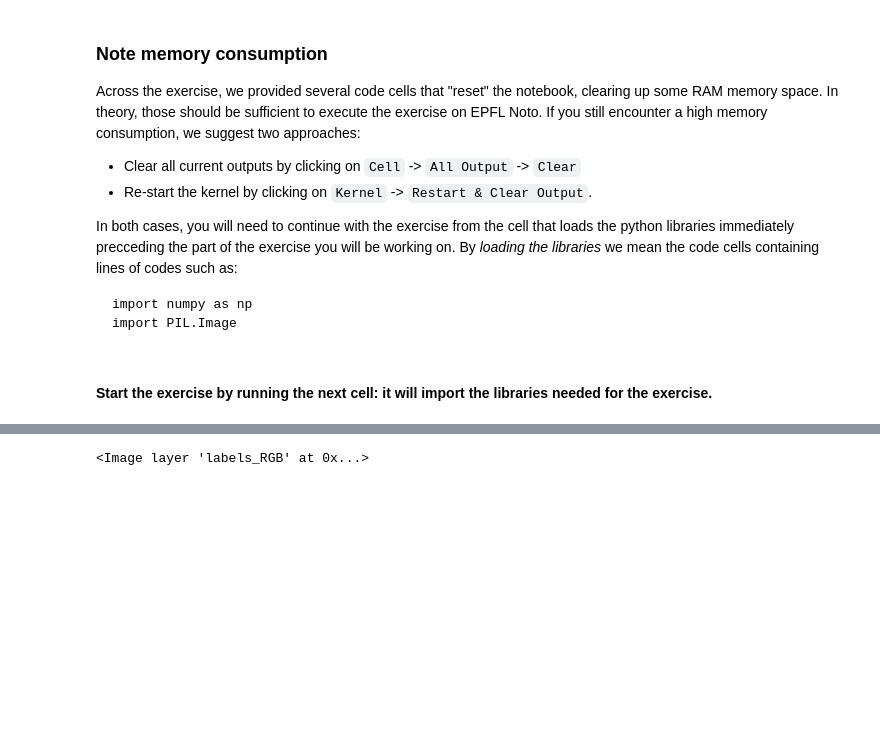
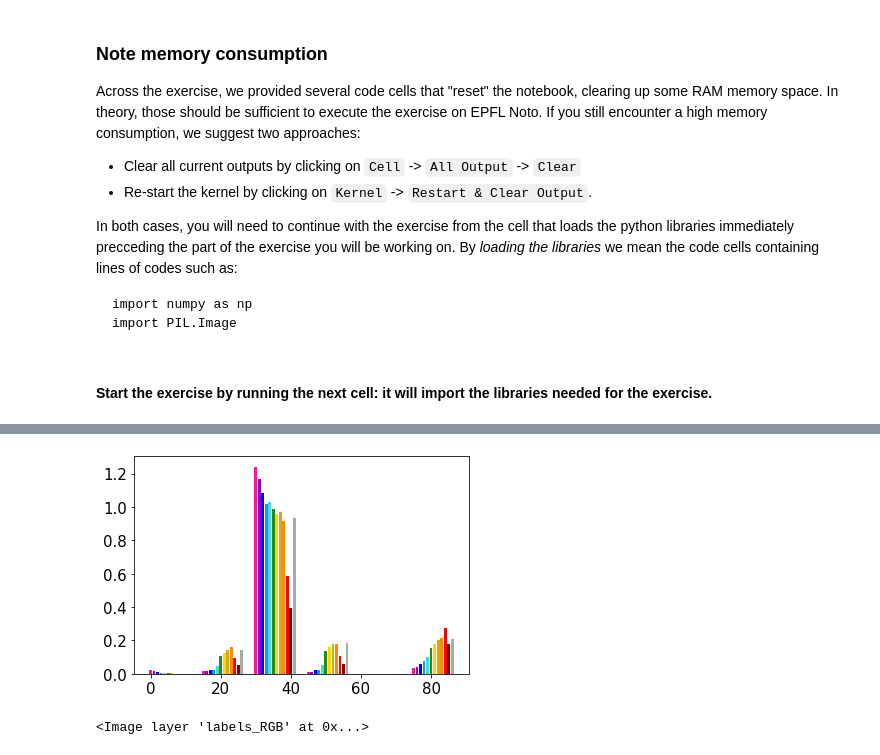
Before and after one commit to ltelab/RS2022, a Jupyter notebook: exercise_6/Exercise_6.ipynb, the cells around one changed output, grey strips where cells are left out. Saved outputs shown, nothing was run; the diff lists cells and outputs as text; code cells hidden in the pictures; blank space fills up the shorter version.

```diff
--- a/exercise_6/Exercise_6.ipynb
+++ b/exercise_6/Exercise_6.ipynb
@@ -126,0 +105,32 @@ p = plt.hist(da_labels.data.flatten())
+# %%
+# Retrieve labels id
+da_labels = (da_labels_RGB[0,:,:]*255+1000*da_labels_RGB[1,:,:]*255+1000000*da_labels_RGB[2,:,:]*255).astype('int')#da_stack.unstack('id').transpose('y','x')
+label_list = np.unique(da_labels)
+for i in range(1,12):
+    da_labels = da_labels.where(da_labels!=label_list[i],i)
+
+col_dict={0:"black",
+          1:"red",
+          2:"saddlebrown",
+          3:"green",
+          4: 'darkgrey',
+          5:'khaki',
+          6: 'gray',
+          7:'lightgray',
+          8:'blue',
+          9:'violet',
+          10:'deepskyblue',
+          11:'white'}
+
+cm = c.ListedColormap([col_dict[x] for x in col_dict.keys()])
+
+labels = np.array(["No data", "Saturated or defective pixel", "Cloud shadows",
+                   "Vegetation","Dark features/Shadows", "Not-vegetated", "Unclassified", "Cloud medium probability",
+                   "Cloud high probability", "Water", "Snow or ice", "Thin cirrus"])
+len_lab = len(labels)
+
+norm_bins = np.sort([*col_dict.keys()]) + 0.5
+norm_bins = np.insert(norm_bins, 0, np.min(norm_bins) - 1.0)
+norm = matplotlib.colors.BoundaryNorm(norm_bins, len_lab, clip=True)
+
+fmt = matplotlib.ticker.FuncFormatter(lambda x, pos: labels[norm(x)])
@@ -127,3 +205,14 @@ p = plt.hist(da_labels.data.flatten())
+# %%
+color_list = ['deeppink','darkviolet','blue','dodgerblue','turquoise','forestgreen','gold','goldenrod','darkorange','red','darkred','darkgray']
+for i in range(12):
+    plt.bar(i,da_bands[i,J_Y_forest,I_X_forest].values,color=color_list[i])
+    plt.bar(i+15,da_bands[i,J_Y_grassland,I_X_grassland].values,color=color_list[i])
+    plt.bar(i+30,da_bands[i,J_Y_water,I_X_water].values,color=color_list[i])
+    plt.bar(i+45,da_bands[i,J_Y_cities,I_X_cities].values,color=color_list[i])
+    plt.bar(i+60,da_bands[i,J_Y_bare_soil,I_X_bare_soil].values,color=color_list[i])
+    plt.bar(i+75,da_bands[i,J_Y_clouds,I_X_clouds].values,color=color_list[i])
+# %% [output]
+[figure, added]
 # %%
 # Establish label clases
 viewer = napari.view_image(da_labels,name="labels_id", colormap="gist_earth")
```
Also changed, not shown: parts of 11 cells of this notebook.
